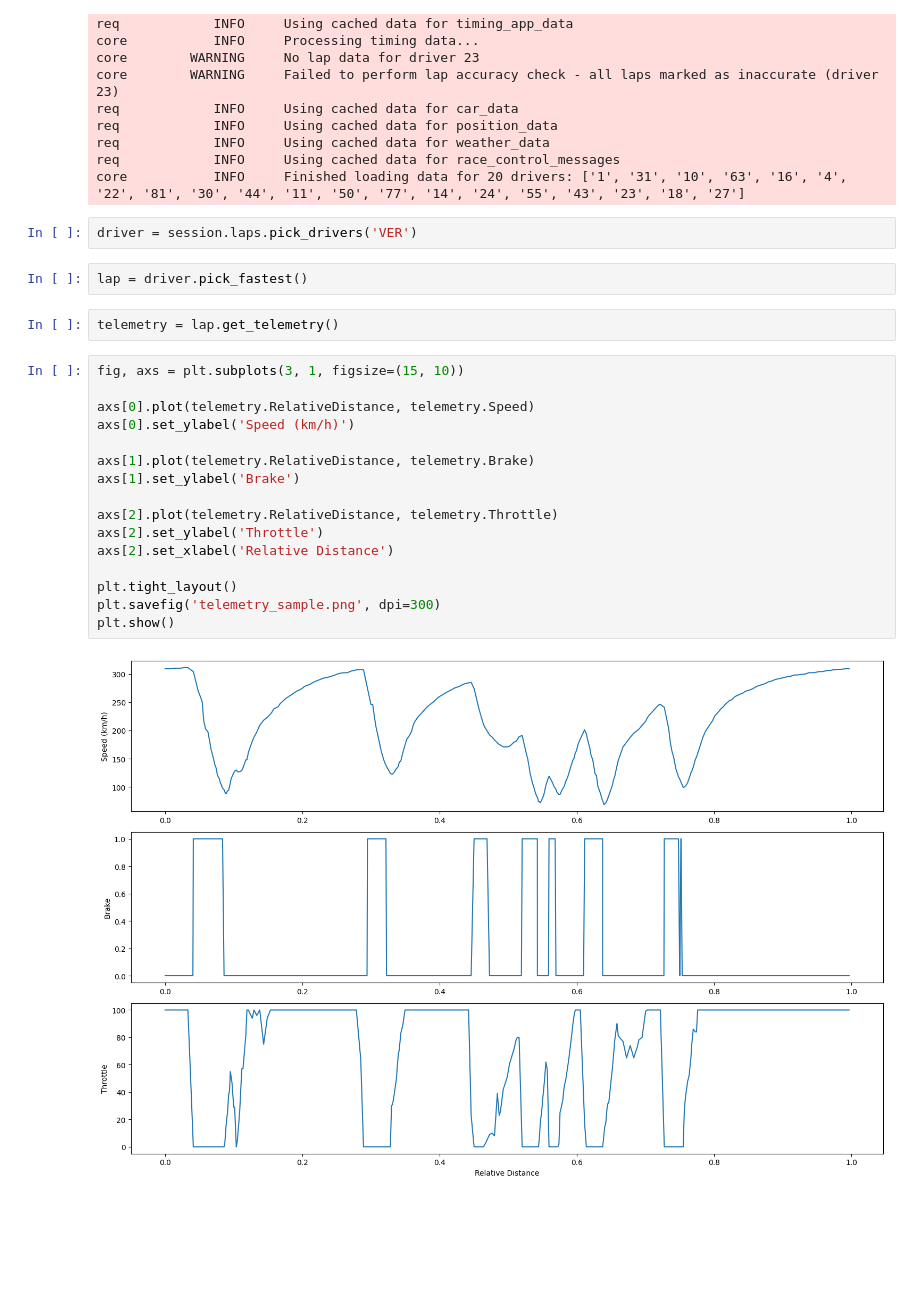
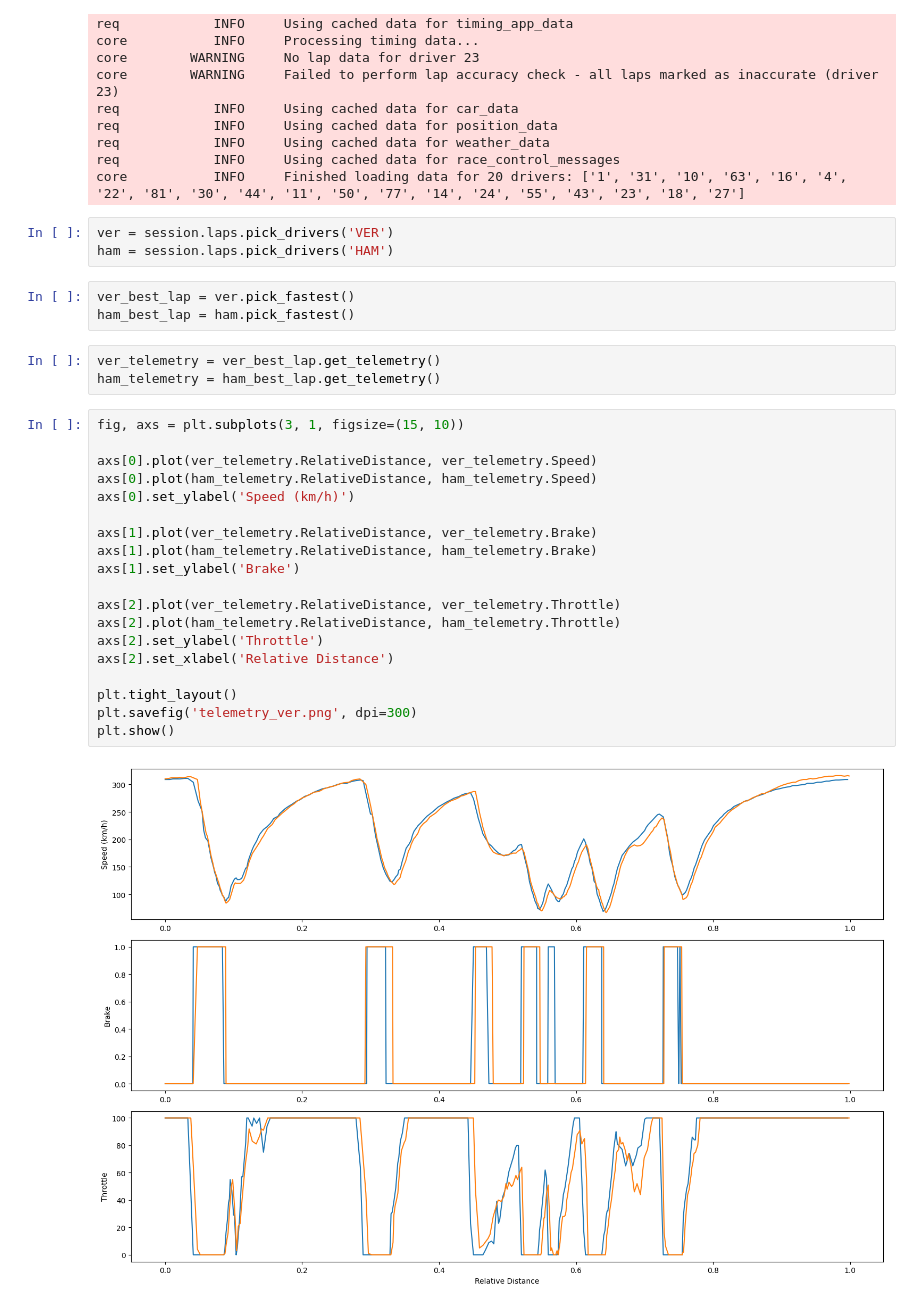
Before and after one commit to bonifacio-pedro/f1-telemetry-c, a Jupyter notebook: basic_analysis.ipynb, the cells around one changed output. Drawn from its saved outputs; the diff is of its cells as text; blank space fills up the shorter version.

```diff
--- a/basic_analysis.ipynb
+++ b/basic_analysis.ipynb
@@ -24,27 +25,33 @@ req            INFO     Using cached data for weather_data
 req            INFO     Using cached data for race_control_messages
 core           INFO     Finished loading data for 20 drivers: ['1', '31', '10', '63', '16', '4', '22', '81', '30', '44', '11', '50', '77', '14', '24', '55', '43', '23', '18', '27']
 # %%
-driver = session.laps.pick_drivers('VER')
+ver = session.laps.pick_drivers('VER')
+ham = session.laps.pick_drivers('HAM')
 # %%
-lap = driver.pick_fastest()
+ver_best_lap = ver.pick_fastest()
+ham_best_lap = ham.pick_fastest()
 # %%
-telemetry = lap.get_telemetry()
+ver_telemetry = ver_best_lap.get_telemetry()
+ham_telemetry = ham_best_lap.get_telemetry()
 # %%
 fig, axs = plt.subplots(3, 1, figsize=(15, 10))
 
-axs[0].plot(telemetry.RelativeDistance, telemetry.Speed)
+axs[0].plot(ver_telemetry.RelativeDistance, ver_telemetry.Speed)
+axs[0].plot(ham_telemetry.RelativeDistance, ham_telemetry.Speed)
 axs[0].set_ylabel('Speed (km/h)')
 
-axs[1].plot(telemetry.RelativeDistance, telemetry.Brake)
+axs[1].plot(ver_telemetry.RelativeDistance, ver_telemetry.Brake)
+axs[1].plot(ham_telemetry.RelativeDistance, ham_telemetry.Brake)
 axs[1].set_ylabel('Brake')
 
-axs[2].plot(telemetry.RelativeDistance, telemetry.Throttle)
+axs[2].plot(ver_telemetry.RelativeDistance, ver_telemetry.Throttle)
+axs[2].plot(ham_telemetry.RelativeDistance, ham_telemetry.Throttle)
 axs[2].set_ylabel('Throttle')
 axs[2].set_xlabel('Relative Distance')
 
 plt.tight_layout()
-plt.savefig('telemetry_sample.png', dpi=300)
+plt.savefig('telemetry_ver.png', dpi=300)
 plt.show()
 # %% [output]
-[figure, old version]
+[figure, new version]
 # %%
```
Also changed, not shown: parts of 4 cells of this notebook, 4 other files.
